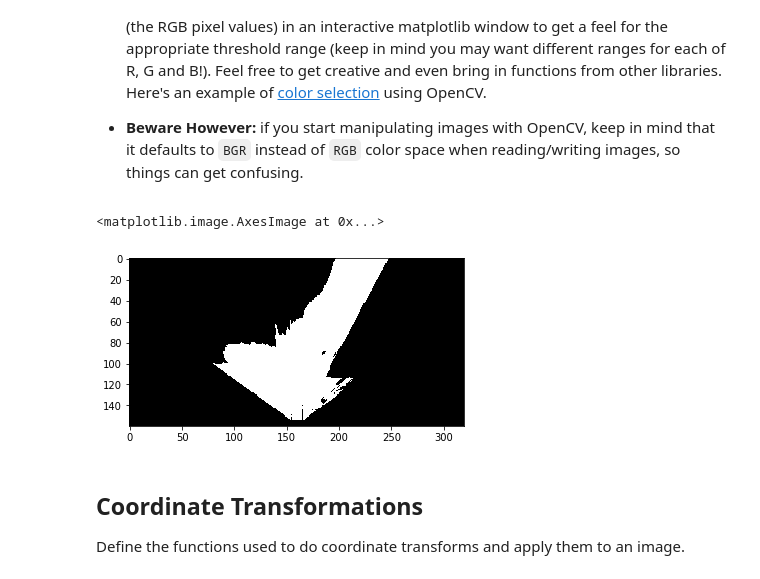
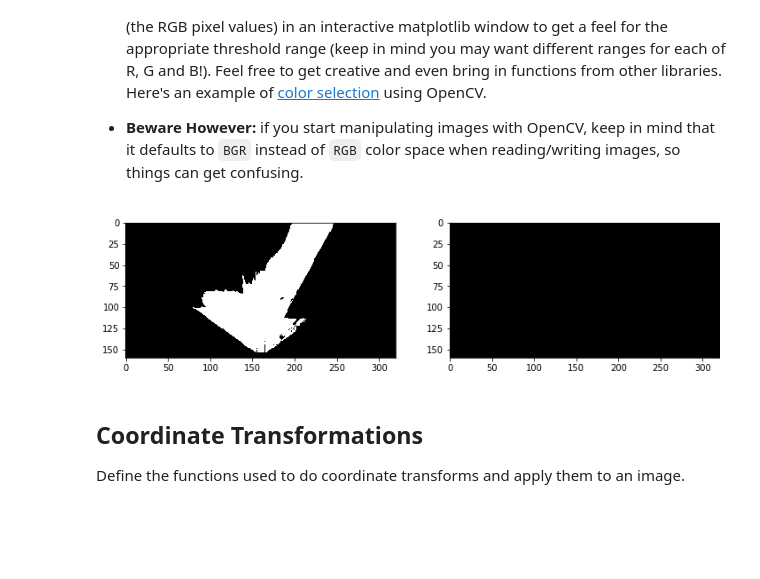
Before and after one commit to weiweikong/RoboND-Udacity, a Jupyter notebook: 01.Project1-Rover/code/Rover_Project_Test_Notebook.ipynb, the cells around one changed output. Drawn from its saved outputs; the diff is of its cells as text; code cells hidden in the pictures; blank space fills up the shorter version.

```diff
--- a/01.Project1-Rover/code/Rover_Project_Test_Notebook.ipynb
+++ b/01.Project1-Rover/code/Rover_Project_Test_Notebook.ipynb
@@ -60,7 +55,7 @@ Read in and display example grid and rock sample calibration images.  You'll use
 # You can also toggle on the rock samples with the 0 (zero) key.
 # Here's an example of the grid and one of the rocks
 example_grid = '../calibration_images/example_grid1.jpg'
-example_rock = '../calibration_images/example_rock1.jpg'
+example_rock = '../calibration_images/example_rock2.jpg'
 grid_img = mpimg.imread(example_grid)
 rock_img = mpimg.imread(example_rock)
 
@@ -105,6 +100,16 @@
                   [image.shape[1]/2 - dst_size, image.shape[0] - 2*dst_size - bottom_offset],
                   ])
 warped = perspect_transform(grid_img, source, destination)
-plt.imshow(warped)
+warped_rock = perspect_transform(rock_img, source, destination)
+
+
+fig = plt.figure(figsize=(12,3))
+plt.subplot(121)
+plt.imshow(warped, cmap='gray')
+
+plt.subplot(122)
+plt.imshow(warped_rock, cmap='gray')
+plt.show()
+
 #scipy.misc.imsave('../output/warped_example.jpg', warped)
 # %% [output]
@@ -125,26 +129,62 @@ Define the color thresholding function from the lesson and apply it to the warpe
 # %%
 # Identify pixels above the threshold
 # Threshold of RGB > 160 does a nice job of identifying ground pixels only
-def color_thresh(img, rgb_thresh=(160, 160, 160)):
+def color_thresh(img, rgb_thresh=(160, 160, 160), obs=True):
     # Create an array of zeros same xy size as img, but single channel
     color_select = np.zeros_like(img[:,:,0])
+    if obs:
+        color_select += 1
     # Require that each pixel be above all three threshold values in RGB
     # above_thresh will now contain a boolean array with "True"
     # where threshold was met
-    above_thresh = (img[:,:,0] > rgb_thresh[0]) \
+    thresh =      (img[:,:,0] > rgb_thresh[0]) \
                 & (img[:,:,1] > rgb_thresh[1]) \
                 & (img[:,:,2] > rgb_thresh[2])
     # Index the array of zeros with the boolean array and set to 1
-    color_select[above_thresh] = 1
+    if obs:
+        color_select[thresh] = 0
+    else:
+        color_select[thresh] = 1
+
     # Return the binary image
     return color_select
 
-threshed = color_thresh(warped)
+threshed = color_thresh(warped, (160, 160, 160) ,False)
+#scipy.misc.imsave('../output/warped_threshed.jpg', threshed*255)
+
+
+def color_thresh_rock(img, hsv_thresh_lower=(20, 100, 100), hsv_thresh_upper=(30, 255, 255)):
+    color_select = np.zeros_like(img[:,:,0])
+
+    hsv = cv2.cvtColor(img, cv2.COLOR_BGR2HSV)
+
+    #modify the upper and lower bounds of the filter
+    #to alter the filter Tektron3000. BGR
+    lower_gold = np.array([hsv_thresh_lower[0], hsv_thresh_lower[1], hsv_thresh_lower[2]])
+    upper_gold = np.array([hsv_thresh_upper[0], hsv_thresh_upper[1], hsv_thresh_upper[2]])
+
+    mask = cv2.inRange(hsv, lower_gold, upper_gold)
+    res = cv2.bitwise_and(img,img, mask= mask)
+    color_select[mask] = 1
+
+    return color_select
+
+# For rock detection, we set the lower and upper bound for thresh function
+rock_rgb_lower = (150, 100, 0)
+rock_rgb_upper = (255, 200, 50)
+
+
+threshed_rock_img = color_thresh_rock(warped_rock)
+
+fig = plt.figure(figsize=(12,3))
+plt.subplot(121)
 plt.imshow(threshed, cmap='gray')
-#scipy.misc.imsave('../output/warped_threshed.jpg', threshed*255)
+
+plt.subplot(122)
+plt.imshow(threshed_rock_img, cmap='gray')
+plt.show()
 # %% [output]
-<matplotlib.image.AxesImage at 0x...>
-[figure, old version]
+[figure, new version]
 # %% [markdown]
 ## Coordinate Transformations
 Define the functions used to do coordinate transforms and apply them to an image.
```
Also changed, not shown: parts of 9 cells of this notebook, 1 other file.
